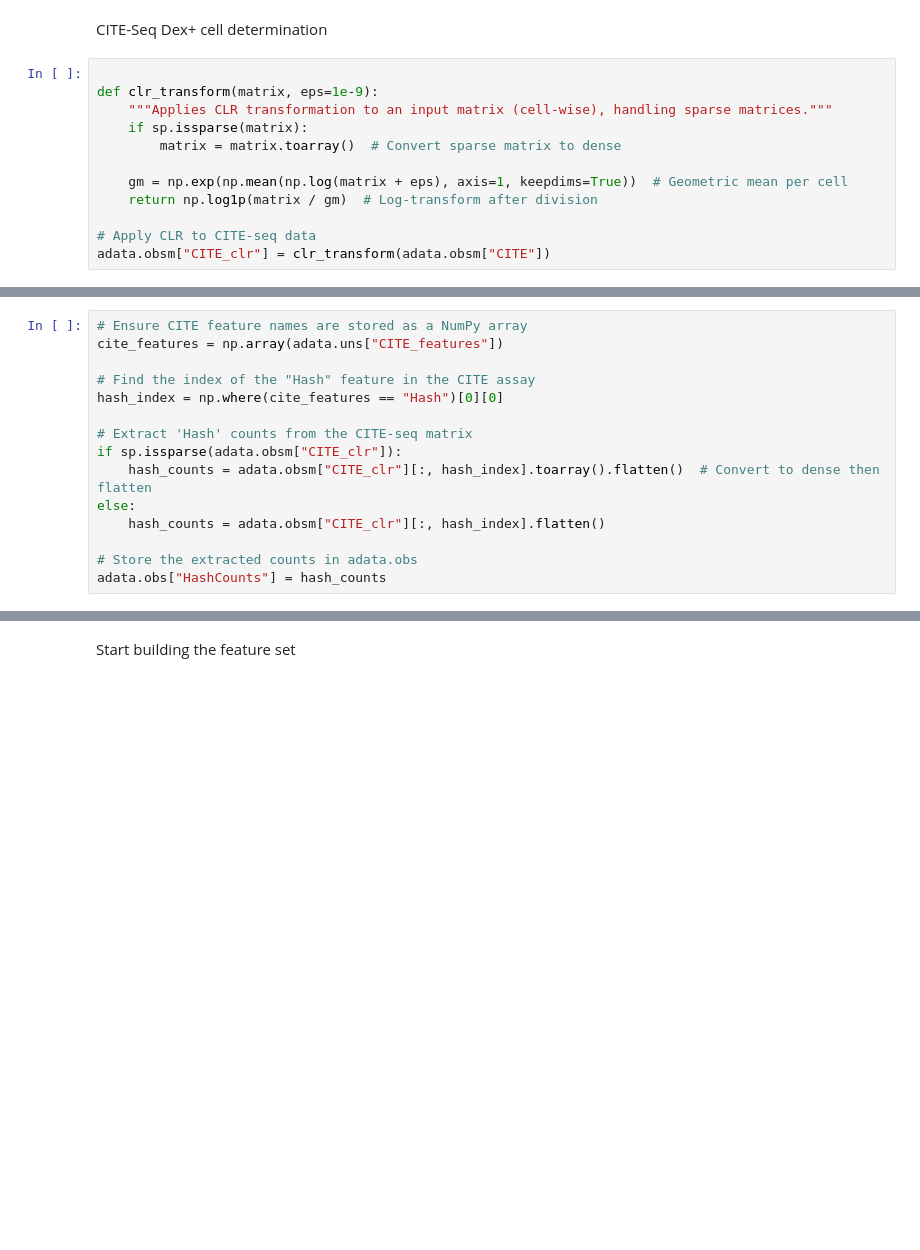
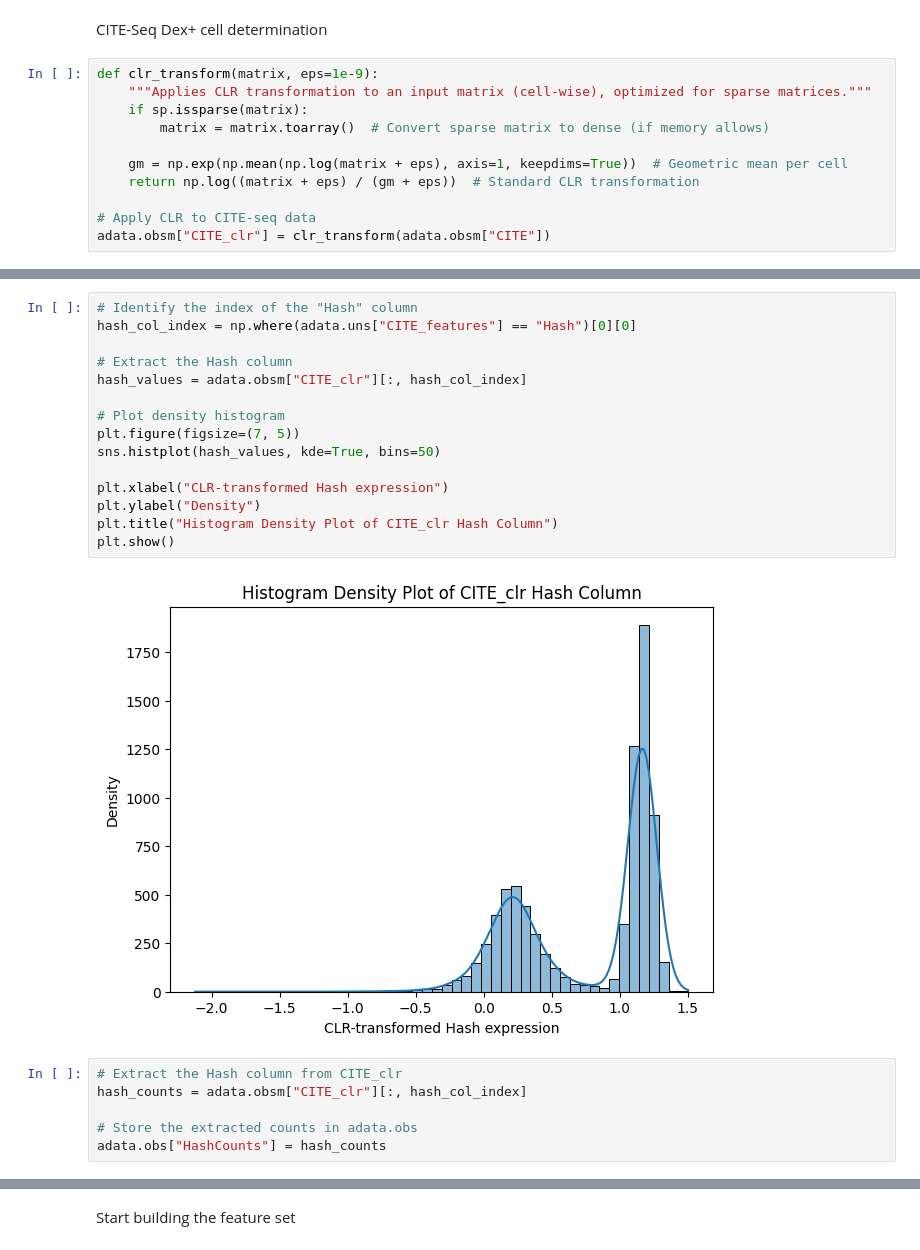
Before and after one commit to ecrosse01/neoantigen_ML, a Jupyter notebook: pipeline_dev.ipynb, the cells around one changed output, grey strips where cells are left out. Saved outputs shown, nothing was run; the diff lists cells and outputs as text; blank space fills up the shorter version.

```diff
--- a/pipeline_dev.ipynb
+++ b/pipeline_dev.ipynb
@@ -243,14 +243,13 @@ AAACCTGCACAGTCGC-1       0.620292     1722    4514.0              NaN
 # %% [markdown]
 CITE-Seq Dex+ cell determination
 # %%
-
 def clr_transform(matrix, eps=1e-9):
-    """Applies CLR transformation to an input matrix (cell-wise), handling sparse matrices."""
+    """Applies CLR transformation to an input matrix (cell-wise), optimized for sparse matrices."""
     if sp.issparse(matrix):
-        matrix = matrix.toarray()  # Convert sparse matrix to dense
+        matrix = matrix.toarray()  # Convert sparse matrix to dense (if memory allows)
 
     gm = np.exp(np.mean(np.log(matrix + eps), axis=1, keepdims=True))  # Geometric mean per cell
-    return np.log1p(matrix / gm)  # Log-transform after division
+    return np.log((matrix + eps) / (gm + eps))  # Standard CLR transformation
 
 # Apply CLR to CITE-seq data
 adata.obsm["CITE_clr"] = clr_transform(adata.obsm["CITE"])
@@ -277,17 +256,25 @@ plt.show()
-# %%
-# Ensure CITE feature names are stored as a NumPy array
-cite_features = np.array(adata.uns["CITE_features"])
-
-# Find the index of the "Hash" feature in the CITE assay
-hash_index = np.where(cite_features == "Hash")[0][0]
-
-# Extract 'Hash' counts from the CITE-seq matrix
-if sp.issparse(adata.obsm["CITE_clr"]):
-    hash_counts = adata.obsm["CITE_clr"][:, hash_index].toarray().flatten()  # Convert to dense then flatten
-else:
-    hash_counts = adata.obsm["CITE_clr"][:, hash_index].flatten()
-
-# Store the extracted counts in adata.obs
-adata.obs["HashCounts"] = hash_counts
+# %%
+# Identify the index of the "Hash" column
+hash_col_index = np.where(adata.uns["CITE_features"] == "Hash")[0][0]
+
+# Extract the Hash column
+hash_values = adata.obsm["CITE_clr"][:, hash_col_index]
+
+# Plot density histogram
+plt.figure(figsize=(7, 5))
+sns.histplot(hash_values, kde=True, bins=50)
+
+plt.xlabel("CLR-transformed Hash expression")
+plt.ylabel("Density")
+plt.title("Histogram Density Plot of CITE_clr Hash Column")
+plt.show()
+# %% [output]
+[figure, added]
+# %%
+# Extract the Hash column from CITE_clr
+hash_counts = adata.obsm["CITE_clr"][:, hash_col_index]
+
+# Store the extracted counts in adata.obs
+adata.obs["HashCounts"] = hash_counts
 # %%
 # Create 'manual_hash_dmux' based on HashCounts threshold
```
Also changed, not shown: parts of 60 cells of this notebook.
